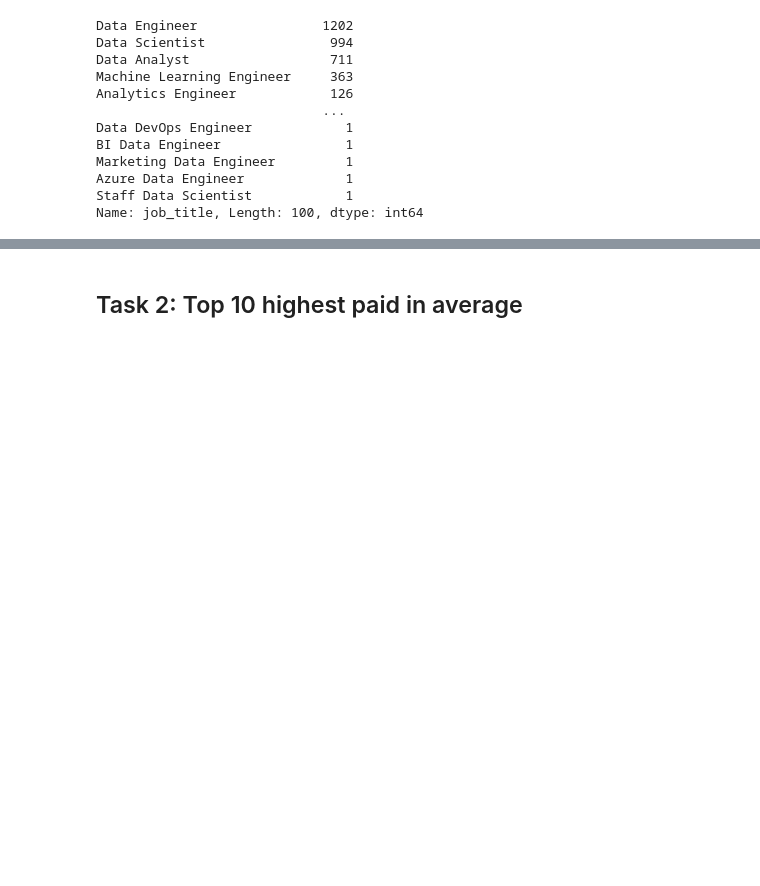
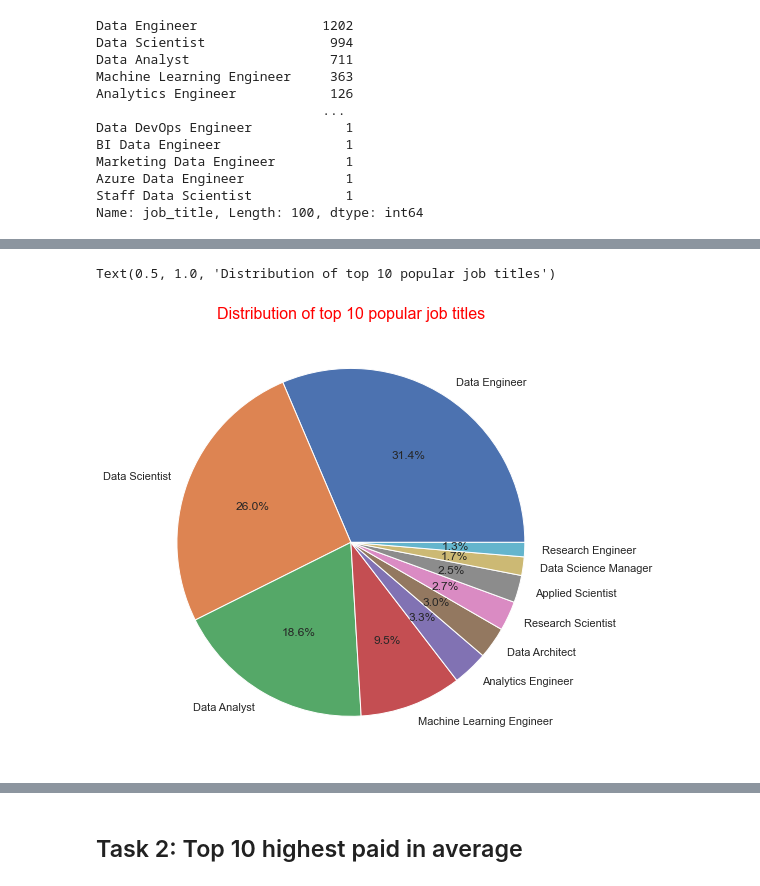
Before and after one commit to honhanbao/PowerBI-Python_Data-Science-Jobs-Salaries, a Jupyter notebook: salaries.ipynb, the cells around one changed output, grey strips where cells are left out. Saved outputs shown, nothing was run; the diff lists cells and outputs as text; code cells hidden in the pictures; blank space fills up the shorter version.

```diff
--- a/salaries.ipynb
+++ b/salaries.ipynb
@@ -168,2 +221,10 @@ plt.title("Job Distribution")
+# %%
+plt.figure(figsize=(12, 8))
+plt.pie(df_top_freq_title['Count'], labels=df_top_freq_title['Job Title'], autopct='%1.1f%%')
+sns.set()
+plt.title("Distribution of top 10 popular job titles", fontsize=16, color='red')
+# %% [output]
+Text(0.5, 1.0, 'Distribution of top 10 popular job titles')
+[figure, added]
 # %%
 plt.figure(figsize=(10, 7))
```
Also changed, not shown: parts of 14 cells of this notebook, 2 other files.
